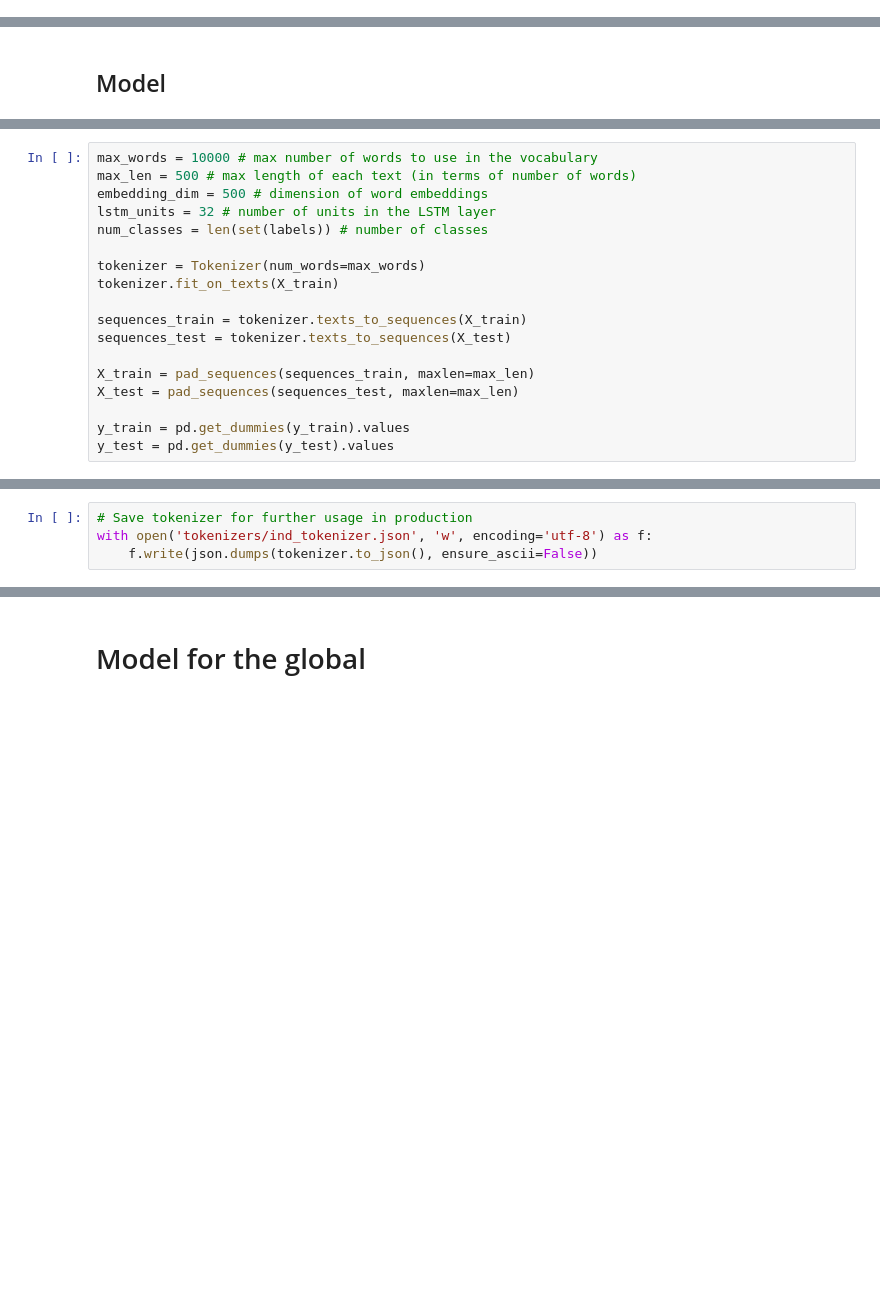
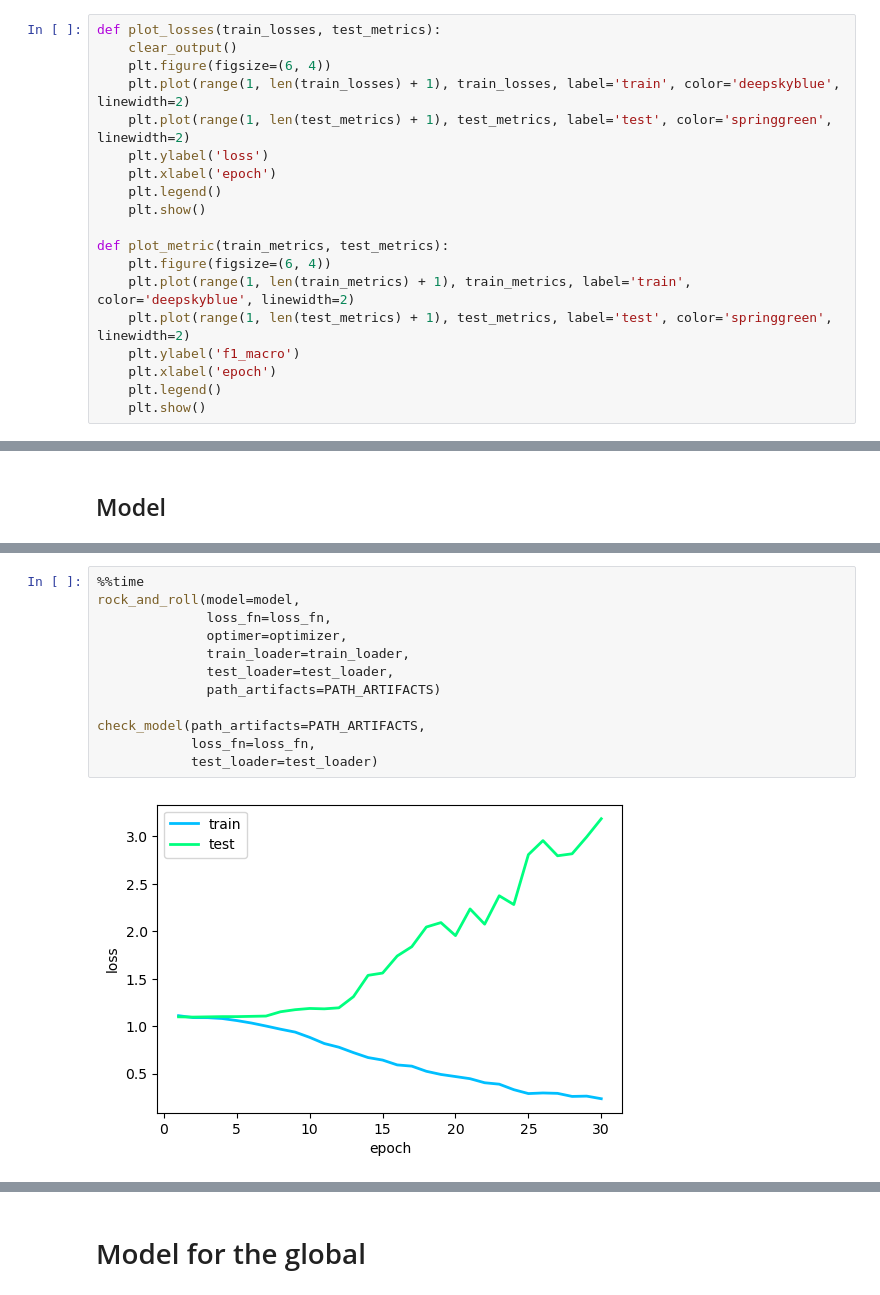
Before and after one commit to FlameInBrainSerj/project_news_graph, a Jupyter notebook: Modeling/models_final.ipynb, the cells around one changed output, grey strips where cells are left out. Saved outputs shown, nothing was run; the diff lists cells and outputs as text; blank space fills up the shorter version.

```diff
--- a/Modeling/models_final.ipynb
+++ b/Modeling/models_final.ipynb
@@ -150,0 +151,19 @@ def define_classes(df, main_col, class_col, p=0.05):
+# %%
+def plot_losses(train_losses, test_metrics):
+    clear_output()
+    plt.figure(figsize=(6, 4))
+    plt.plot(range(1, len(train_losses) + 1), train_losses, label='train', color='deepskyblue', linewidth=2)
+    plt.plot(range(1, len(test_metrics) + 1), test_metrics, label='test', color='springgreen', linewidth=2)
+    plt.ylabel('loss')
+    plt.xlabel('epoch')
+    plt.legend()
+    plt.show()
+
+def plot_metric(train_metrics, test_metrics):
+    plt.figure(figsize=(6, 4))
+    plt.plot(range(1, len(train_metrics) + 1), train_metrics, label='train', color='deepskyblue', linewidth=2)
+    plt.plot(range(1, len(test_metrics) + 1), test_metrics, label='test', color='springgreen', linewidth=2)
+    plt.ylabel('f1_macro')
+    plt.xlabel('epoch')
+    plt.legend()
+    plt.show()
@@ -328,18 +559,14 @@ plt.show()
 # %%
-max_words = 10000 # max number of words to use in the vocabulary
-max_len = 500 # max length of each text (in terms of number of words)
-embedding_dim = 500 # dimension of word embeddings
-lstm_units = 32 # number of units in the LSTM layer
-num_classes = len(set(labels)) # number of classes
+%%time
+rock_and_roll(model=model,
+              loss_fn=loss_fn,
+              optimer=optimizer,
+              train_loader=train_loader,
+              test_loader=test_loader,
+              path_artifacts=PATH_ARTIFACTS)
 
-tokenizer = Tokenizer(num_words=max_words)
-tokenizer.fit_on_texts(X_train)
-
-sequences_train = tokenizer.texts_to_sequences(X_train)
-sequences_test = tokenizer.texts_to_sequences(X_test)
-
-X_train = pad_sequences(sequences_train, maxlen=max_len)
-X_test = pad_sequences(sequences_test, maxlen=max_len)
-
-y_train = pd.get_dummies(y_train).values
-y_test = pd.get_dummies(y_test).values
+check_model(path_artifacts=PATH_ARTIFACTS,
+            loss_fn=loss_fn,
+            test_loader=test_loader)
+# %% [output]
+[figure, added]
@@ -346,4 +585,0 @@ y_test = pd.get_dummies(y_test).values
-# %%
-# Save tokenizer for further usage in production
-with open('tokenizers/ind_tokenizer.json', 'w', encoding='utf-8') as f:
-    f.write(json.dumps(tokenizer.to_json(), ensure_ascii=False))
```
Also changed, not shown: parts of 50 cells of this notebook, 6 other files.
